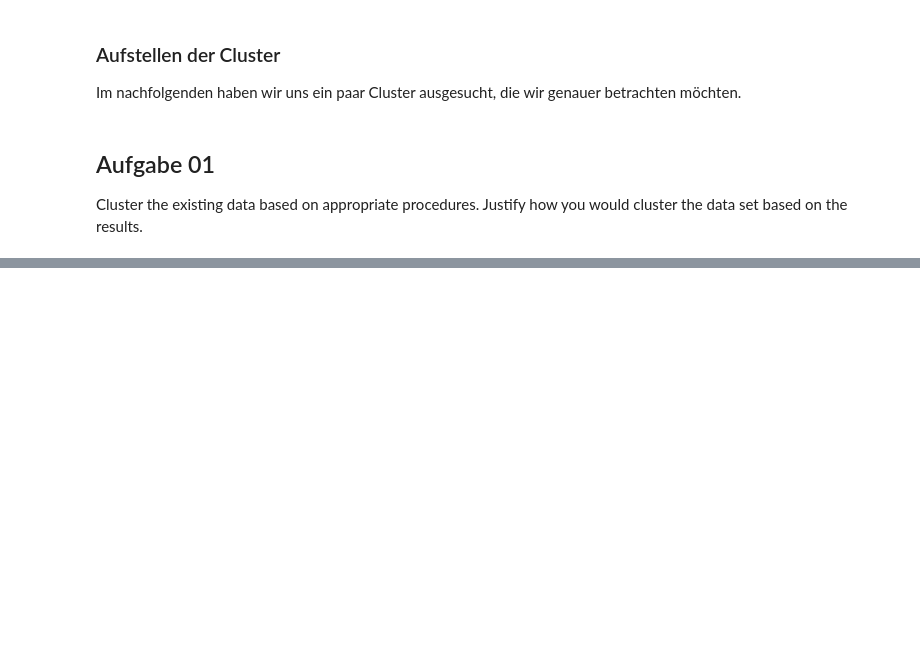
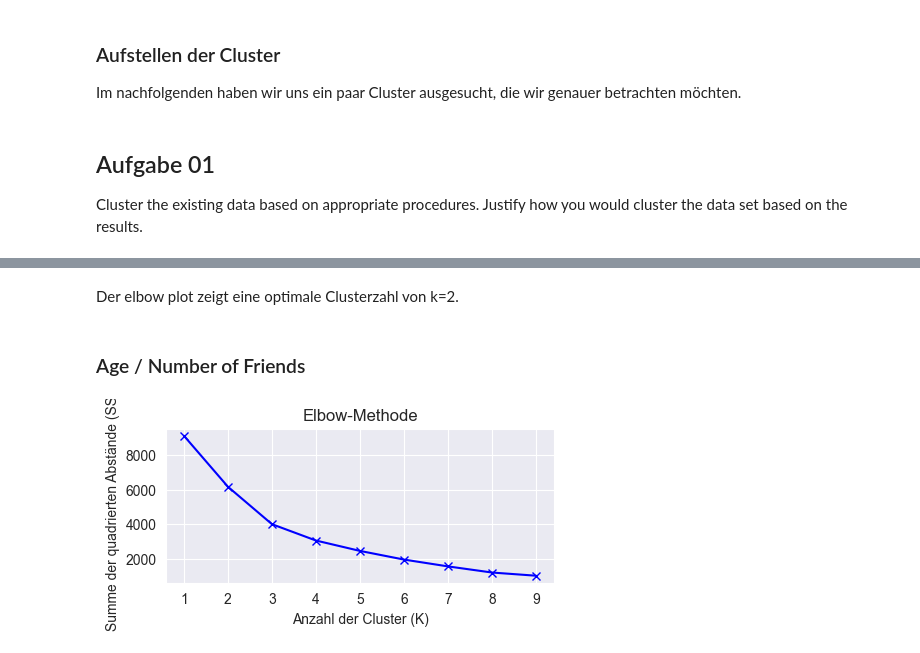
Before and after one commit to leonbittner/dasciws2324, a Jupyter notebook: 03_clustering/03_clustering.ipynb, the cells around one changed output, grey strips where cells are left out. Saved outputs shown, nothing was run; the diff lists cells and outputs as text; code cells hidden in the pictures; blank space fills up the shorter version.

```diff
--- a/03_clustering/03_clustering.ipynb
+++ b/03_clustering/03_clustering.ipynb
@@ -232,0 +243,8 @@ Name: count, dtype: int64
+# %% [markdown]
+Der elbow plot zeigt eine optimale Clusterzahl von k=2.
+# %% [markdown]
+### Age / Number of Friends
+# %%
+createElbow(df_age_number_of_friends, 5, 2)
+# %% [output]
+[figure, added]
```
Also changed, not shown: parts of 25 cells of this notebook, 1 other file.
